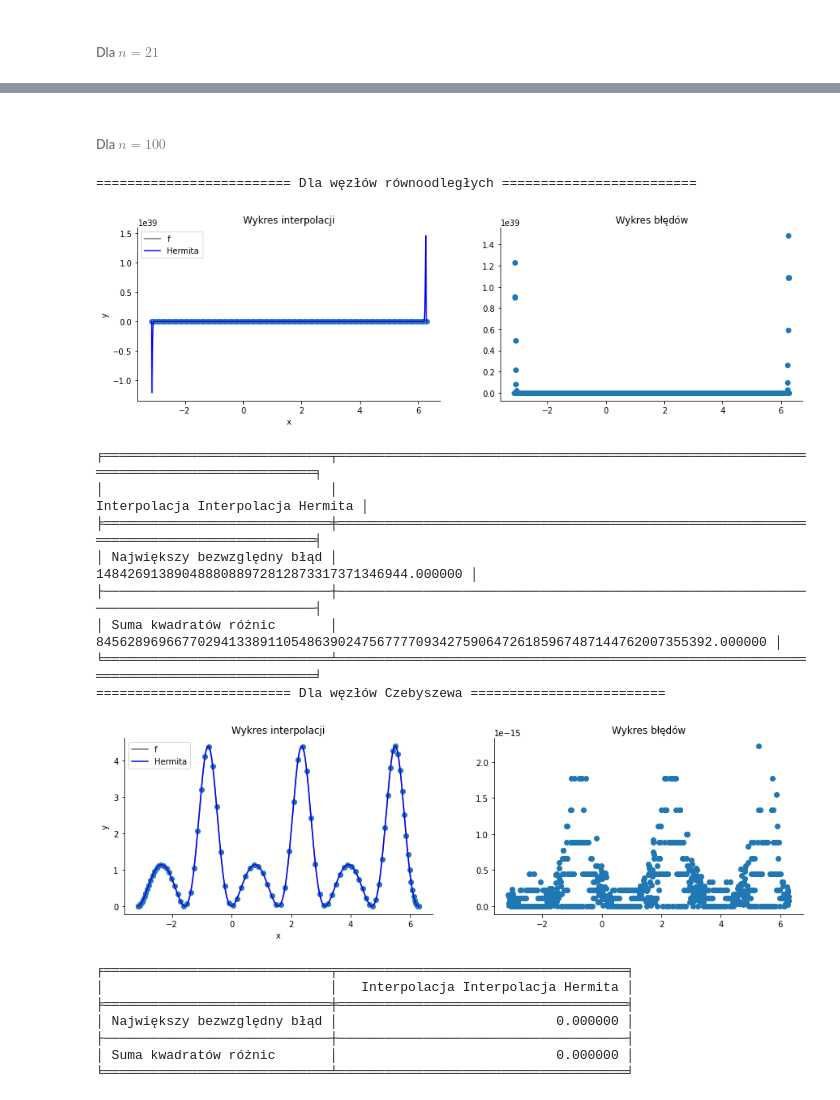
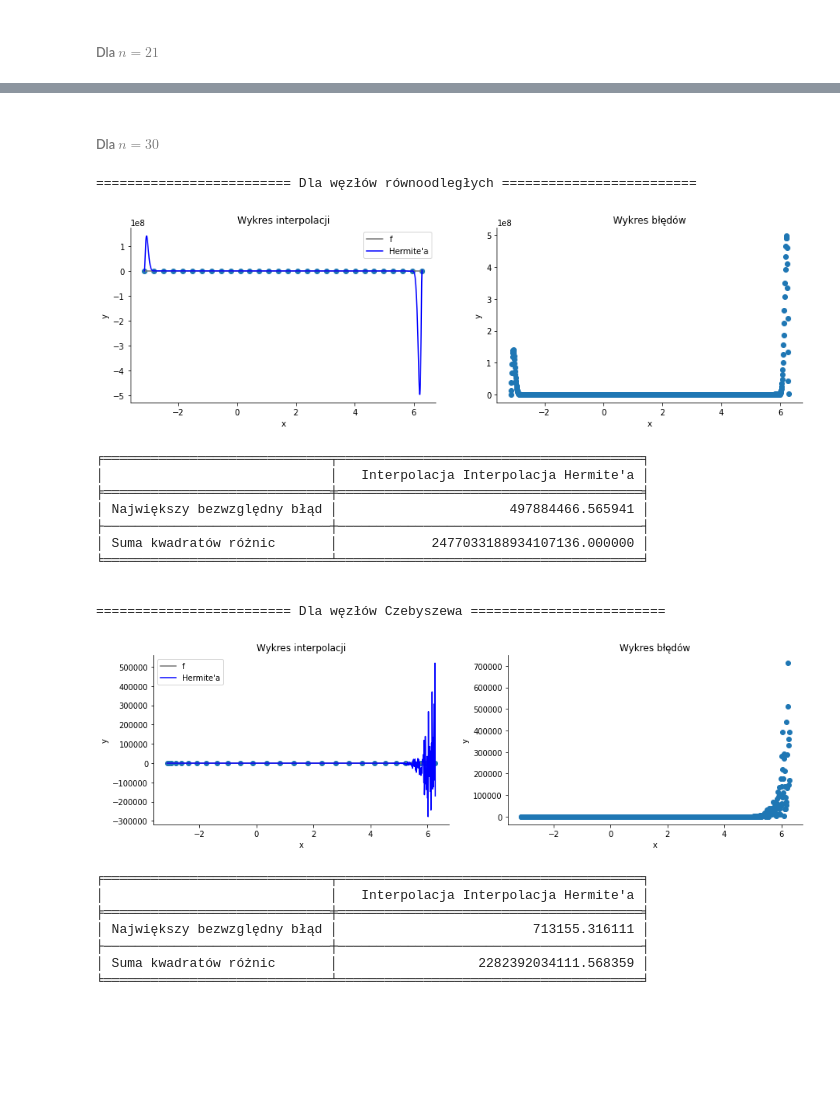
Before and after one commit to MatiPl01/Metody-Obliczeniowe-w-Nauce-i-Technice, a Jupyter notebook: 3. Laboratorium/Zadania/2b/MOwNiT - zagadnienie Hermite'a.ipynb, the cells around one changed output, grey strips where cells are left out. Saved outputs shown, nothing was run; the diff lists cells and outputs as text; code cells hidden in the pictures; blank space fills up the shorter version.

Commit message:
Added Hermite's interpolation report

```diff
--- a/3. Laboratorium/Zadania/2b/MOwNiT - zagadnienie Hermite'a.ipynb
+++ b/3. Laboratorium/Zadania/2b/MOwNiT - zagadnienie Hermite'a.ipynb
@@ -78,7 +71,7 @@ def plot_interpolation(f, xs, ys, *, N=1000, show_errors_details=False, details_
     # Compare interpolation polynomial to the original function
     use_decimal = isinstance(xs[0], Decimal)
     plot_fn(f, a, b, step=.01, color='#777', label='f', ax=ax[0], use_decimal=use_decimal)
-    plot_fn(W, a, b, step=.01, label='Hermita', title='Wykres interpolacji', ax=ax[0], use_decimal=use_decimal)
+    plot_fn(W, a, b, step=.01, label='Hermite\'a', title='Wykres interpolacji', ax=ax[0], use_decimal=use_decimal)
     ax[0].scatter(xs, [y_list[0] for y_list in ys])
 
     # Create errors plot
@@ -87,11 +80,13 @@ def plot_interpolation(f, xs, ys, *, N=1000, show_errors_details=False, details_
     diffs = abs_diff(f, W, xs_)
     ax[1].scatter(xs_, diffs)
     ax[1].set_title("Wykres błędów")
+    ax[1].set_xlabel('x')
+    ax[1].set_ylabel('y')
 
     plt.show()
 
     if show_errors_details:
-        interpolation_error(f, W, 'Interpolacja Hermita', a, b, N, prec=details_prec, use_decimal=use_decimal)
+        interpolation_error(f, W, 'Interpolacja Hermite\'a', a, b, N, prec=details_prec, use_decimal=use_decimal)
 
 def compare_interpolation(f, xs, ys, *, N=1000, show_errors_details=False, details_prec=6):
     plot_interpolation()
@@ -451,16 +457,24 @@ plot_interpolation(g, xs, ys, show_errors_details=True, details_prec=25)
 # %%
-def test(n):
+def test(n, use_decimal=False, decimal_prec=100):
+    xs_eq = np.linspace(a, b, n)
+    ys_eq = [derivatives(float(x), 1) for x in xs_eq]
+
+    xs_ch = chebyshev_nodes(a, b, n)
+    ys_ch = [derivatives(float(x), 1) for x in xs_ch]
+
+    if use_decimal:
+        with localcontext() as ctx:
+            ctx.prec = decimal_prec
+            xs_eq = list(map(Decimal, xs_eq))
+            ys_eq = [list(map(Decimal, lst)) for lst in ys_eq]
+            xs_ch = list(map(Decimal, xs_ch))
+            ys_ch = [list(map(Decimal, lst)) for lst in ys_ch]
+
     pad = '=' * 25
     print(f'{pad} Dla węzłów równoodległych {pad}')
-    xs = [Decimal(x) for x in np.linspace(a, b, n)]
-    ys = [[Decimal(y) for y in derivatives(float(x), 1)] for x in xs]
-    plot_interpolation(g, xs, ys, show_errors_details=True)
-
-    print(f'{pad} Dla węzłów Czebyszewa {pad}')
-
-    xs = [Decimal(x) for x in chebyshev_nodes(a, b, n)]
-    ys = [[Decimal(y) for y in derivatives(float(x), 1)] for x in xs]
-    plot_interpolation(g, xs, ys, show_errors_details=True)
+    plot_interpolation(g, xs_eq, ys_eq, show_errors_details=True)
+    print(f'\n\n{pad} Dla węzłów Czebyszewa {pad}')
+    plot_interpolation(g, xs_ch, ys_ch, show_errors_details=True)
 # %% [markdown]
 ###### Dla $n=3$
 # %%
@@ -648,23 +678,25 @@ test(21)
 # %% [markdown]
-###### Dla $n=100$
+###### Dla $n=30$
 # %%
-test(100)
+test(30)
 # %% [output]
 ========================= Dla węzłów równoodległych =========================
-[figure, old version]
+[figure, new version]
-╒═════════════════════════════╤════════════════════════════════════════════════════════════════════════════════════════╕
-│                             │                                                      Interpolacja Interpolacja Hermita │
-╞═════════════════════════════╪════════════════════════════════════════════════════════════════════════════════════════╡
-│ Największy bezwzględny błąd │                                        1484269138904888088972812873317371346944.000000 │
-├─────────────────────────────┼────────────────────────────────────────────────────────────────────────────────────────┤
-│ Suma kwadratów różnic       │ 8456289696677029413389110548639024756777709342759064726185967487144762007355392.000000 │
-╘═════════════════════════════╧════════════════════════════════════════════════════════════════════════════════════════╛
+╒═════════════════════════════╤═══════════════════════════════════════╕
+│                             │   Interpolacja Interpolacja Hermite'a │
+╞═════════════════════════════╪═══════════════════════════════════════╡
+│ Największy bezwzględny błąd │                      497884466.565941 │
+├─────────────────────────────┼───────────────────────────────────────┤
+│ Suma kwadratów różnic       │            2477033188934107136.000000 │
+╘═════════════════════════════╧═══════════════════════════════════════╛
+
+
 ========================= Dla węzłów Czebyszewa =========================
-[figure, old version]
+[figure, new version]
-╒═════════════════════════════╤═════════════════════════════════════╕
-│                             │   Interpolacja Interpolacja Hermita │
-╞═════════════════════════════╪═════════════════════════════════════╡
-│ Największy bezwzględny błąd │                            0.000000 │
-├─────────────────────────────┼─────────────────────────────────────┤
-│ Suma kwadratów różnic       │                            0.000000 │
-╘═════════════════════════════╧═════════════════════════════════════╛
+╒═════════════════════════════╤═══════════════════════════════════════╕
+│                             │   Interpolacja Interpolacja Hermite'a │
+╞═════════════════════════════╪═══════════════════════════════════════╡
+│ Największy bezwzględny błąd │                         713155.316111 │
+├─────────────────────────────┼───────────────────────────────────────┤
+│ Suma kwadratów różnic       │                  2282392034111.568359 │
+╘═════════════════════════════╧═══════════════════════════════════════╛
```
Also changed, not shown: parts of 45 cells of this notebook, 40 other files.
